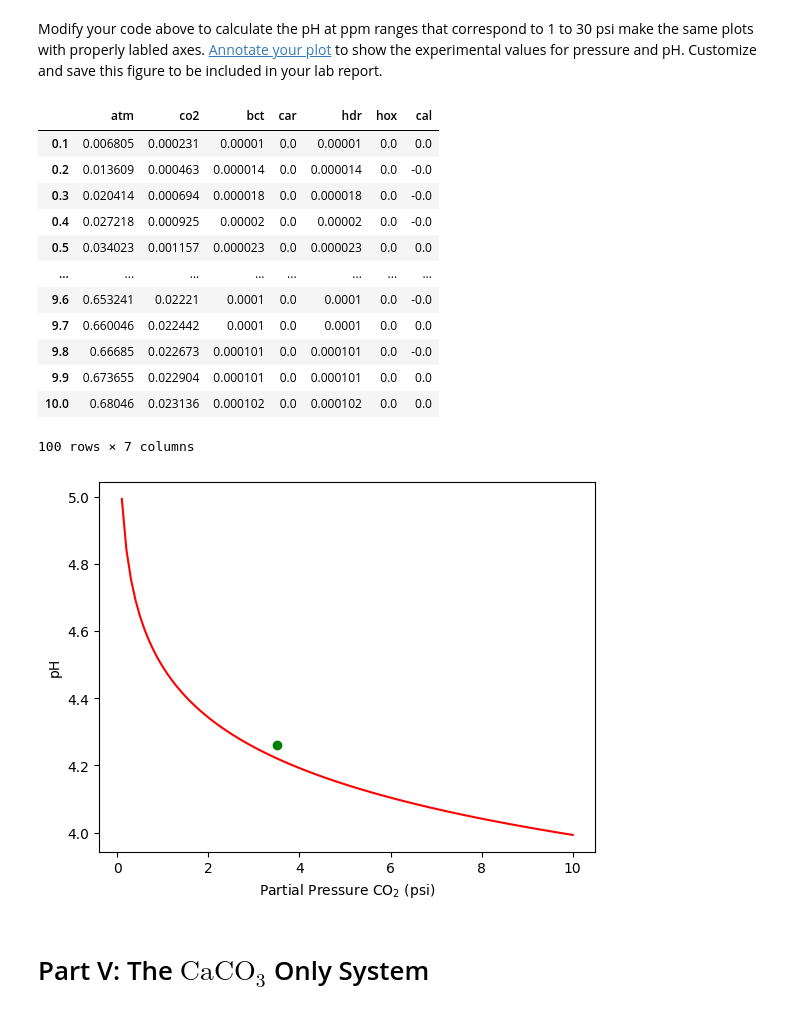
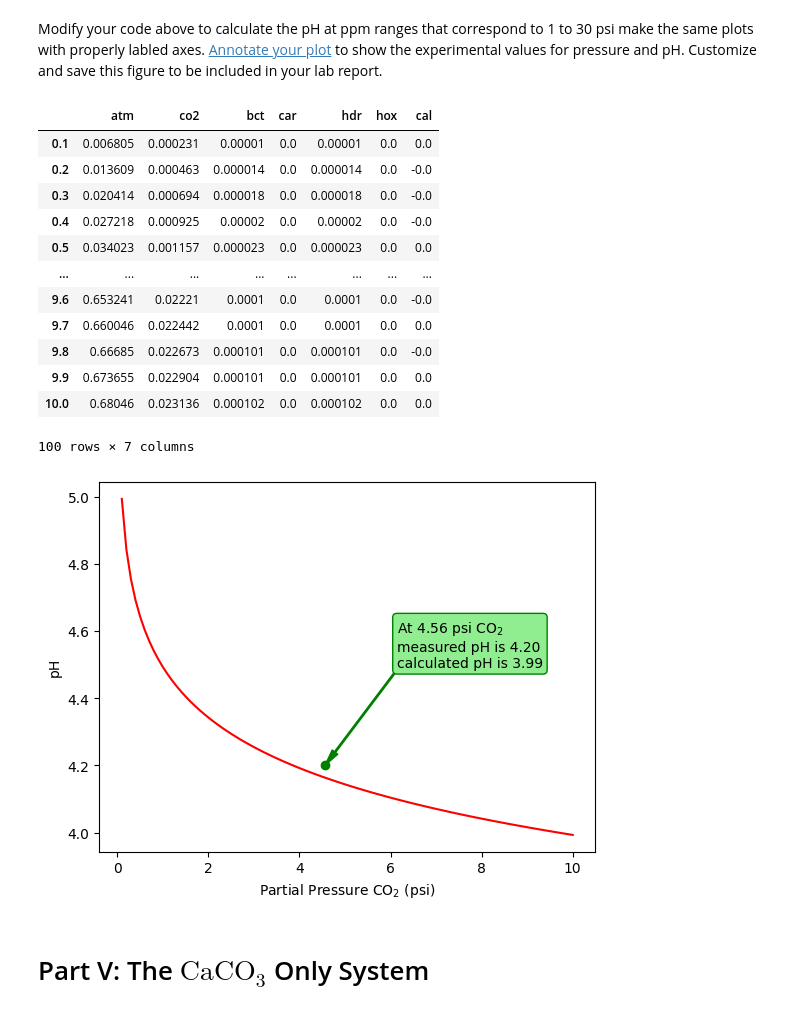
Before and after one commit to wphall/CO2-Equilibrium, a Jupyter notebook: Student_Notebook_CO2_Equilibrium.ipynb, the cells around one changed output. Saved outputs shown, nothing was run; the diff lists cells and outputs as text; code cells hidden in the pictures.

```diff
--- a/Student_Notebook_CO2_Equilibrium.ipynb
+++ b/Student_Notebook_CO2_Equilibrium.ipynb
@@ -492,14 +492,14 @@ hox=Kw/hdr
 car=Ka2*bct/hdr
 cal=0.0
 
-xguess=np.array([atm,co2,bct,car,hdr,hox,cal]) #here we pack the seven individual amounts into an array, which we can pass into our functions
-xOpn=fsolve(FunCO2OnlyOpen,xguess)
-xCls=fsolve(FunCO2OnlyClosed,xguess)
+xGuess=np.array([atm,co2,bct,car,hdr,hox,cal]) #here we pack the seven individual amounts into an array, which we can pass into our functions
+xOpn=fsolve(FunCO2OnlyOpen,xGuess)
+xCls=fsolve(FunCO2OnlyClosed,xGuess)
 
-resGuess=FunCO2OnlyClosed(xguess)
+resGuess=FunCO2OnlyClosed(xGuess)
 errorGuess=np.sqrt(np.sum(resGuess**2))
 print("error guess = ",errorGuess)
-print("Guess pH = ",-np.log10(xguess[4]))
+print("Guess pH = ",-np.log10(xGuess[4]))
 print("\n")
 
 resOpn=FunCO2OnlyOpen(xOpn)
@@ -514,7 +514,7 @@ print("error closed = ",errorCls)
 print("Closed pH = ",-np.log10(xCls[4]))
 
 dfCO2Only=pd.DataFrame(columns=["atm","co2","bct","car","hdr","hox","cal"])
-dfCO2Only.loc["CO2 Only (Guess)"]=xguess
+dfCO2Only.loc["CO2 Only (Guess)"]=xGuess
 dfCO2Only.loc["CO2 Only (Open)"]=xOpn
 dfCO2Only.loc["CO2 Only (Closed)"]=xCls
 ax = dfCO2Only[['co2','bct','car','cal']].plot(kind='barh',
@@ -789,42 +855,40 @@ strPHExp="{:.2f}".format(PHExp)
 PPMExp=PSIExp*0.06804596*1.0e6
 Pinit=PPM/1.0e6
 atm=Pinit
 co2=Pinit*Kh
 bct=np.sqrt(Ka1*co2)
 hdr=np.sqrt(Ka1*co2)
 hox=Kw/hdr
 car=Ka2*bct/hdr
 cal=0.0
 xGuess=np.array([atm,co2,bct,car,hdr,hox,cal])
-x=fsolve(FunCO2OnlyOpen,xguess)
-
-pHCalc=-np.log10(xFin[4])
+xExp=fsolve(FunCO2OnlyOpen,xGuess)
+pHCalc=-np.log10(xExp[4])
 str_pHCalc="{:.2f}".format(pHCalc)
-
-ax.annotate('At '+str(psiExp)+' psi $\mathrm{CO_2}$\n'+
-            'measured pH is '+str(str_pHExp)+'\n'+
+ax.annotate('At '+str(PSIExp)+' psi $\mathrm{CO_2}$\n'+
+            'measured pH is '+str(strPHExp)+'\n'+
             'calculated pH is '+str(str_pHCalc),
-            xy=(psiExp, pHExp), xycoords='data',                           #"data' is the default unit for graph coodinates
-            xytext=(0.3, 0.7), textcoords='axes fraction',                 #'axes fraction' is (x,y) lower left is (0,0) upper right is (1,1)
+            xy=(PSIExp, PHExp), xycoords='data',                           #"data' is the default unit for graph coodinates
+            xytext=(0.6, 0.5), textcoords='axes fraction',                 #'axes fraction' is (x,y) lower left is (0,0) upper right is (1,1)
             arrowprops={'color': 'green', 'width':1, 'headwidth':5},
             bbox={'boxstyle':'round', 'edgecolor':'green','facecolor':'lightGreen'}
             )
 
-dfRangeP #display the dataframe
+dfRangeP
 # %% [output]
 |  | atm | co2 | bct | car | hdr | hox | cal |
 | 0.1 | 0.006805 | 0.000231 | 0.00001 | 0.0 | 0.00001 | 0.0 | 0.0 |
 | 0.2 | 0.013609 | 0.000463 | 0.000014 | 0.0 | 0.000014 | 0.0 | -0.0 |
 | 0.3 | 0.020414 | 0.000694 | 0.000018 | 0.0 | 0.000018 | 0.0 | -0.0 |
 | 0.4 | 0.027218 | 0.000925 | 0.00002 | 0.0 | 0.00002 | 0.0 | -0.0 |
 | 0.5 | 0.034023 | 0.001157 | 0.000023 | 0.0 | 0.000023 | 0.0 | 0.0 |
 | ... | ... | ... | ... | ... | ... | ... | ... |
 | 9.6 | 0.653241 | 0.02221 | 0.0001 | 0.0 | 0.0001 | 0.0 | -0.0 |
 | 9.7 | 0.660046 | 0.022442 | 0.0001 | 0.0 | 0.0001 | 0.0 | 0.0 |
 | 9.8 | 0.66685 | 0.022673 | 0.000101 | 0.0 | 0.000101 | 0.0 | -0.0 |
 | 9.9 | 0.673655 | 0.022904 | 0.000101 | 0.0 | 0.000101 | 0.0 | 0.0 |
 | 10.0 | 0.68046 | 0.023136 | 0.000102 | 0.0 | 0.000102 | 0.0 | 0.0 |
 100 rows × 7 columns
-[figure, old version]
+[figure, new version]
 # %% [markdown]
 # Part V: The $\mathrm{CaCO_3}$ Only System
```
Also changed, not shown: parts of 50 cells of this notebook.
